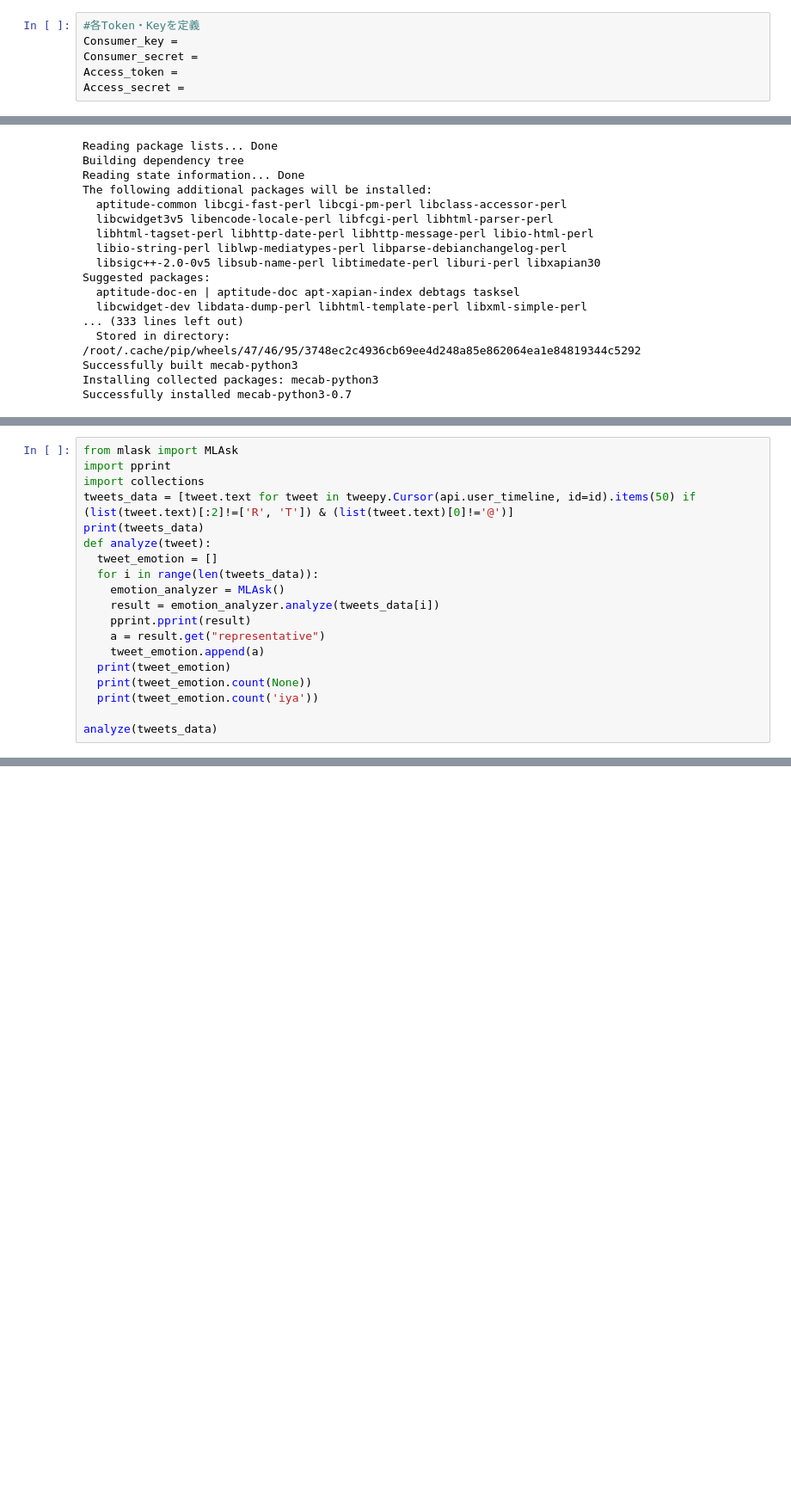
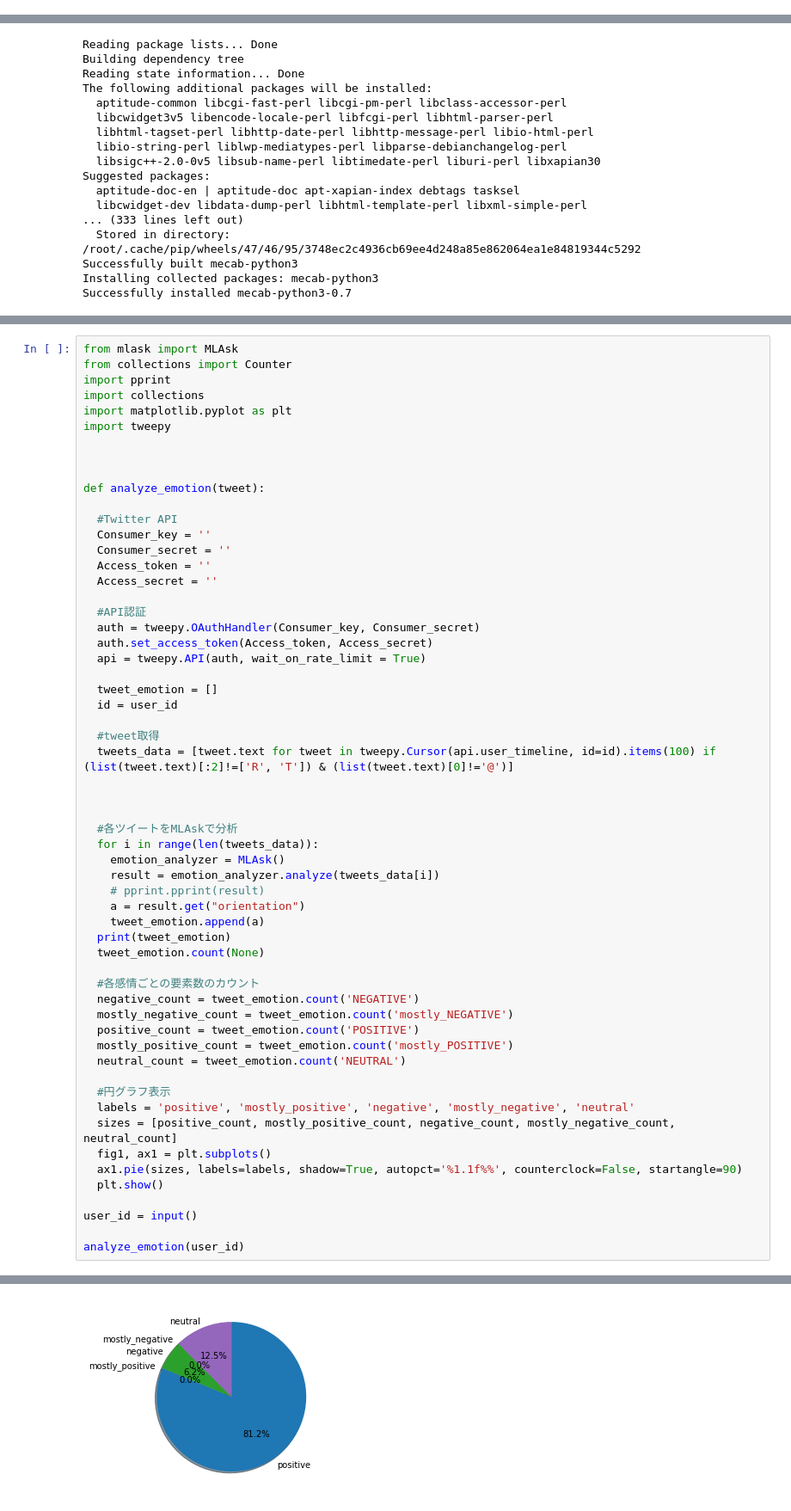
Before and after one commit to motokikando/sentiment_analysis, a Jupyter notebook: web_api_tweepy.ipynb, the cells around one changed output, grey strips where cells are left out. Shown: that part at 86% size. Saved outputs shown, nothing was run; the diff lists cells and outputs as text; blank space fills up the shorter version.

```diff
--- a/web_api_tweepy.ipynb
+++ b/web_api_tweepy.ipynb
@@ -8,6 +2,0 @@
-# %%
-#各Token・Keyを定義
-Consumer_key =
-Consumer_secret =
-Access_token =
-Access_secret =
@@ -251,20 +56,59 @@ print(tweets_data)
 # %%
 from mlask import MLAsk
+from collections import Counter
 import pprint
 import collections
-tweets_data = [tweet.text for tweet in tweepy.Cursor(api.user_timeline, id=id).items(50) if (list(tweet.text)[:2]!=['R', 'T']) & (list(tweet.text)[0]!='@')]
-print(tweets_data)
-def analyze(tweet):
+import matplotlib.pyplot as plt
+import tweepy
+
+
+
+def analyze_emotion(tweet):
+
+  #Twitter API
+  Consumer_key = ''
+  Consumer_secret = ''
+  Access_token = ''
+  Access_secret = ''
+
+  #API認証
+  auth = tweepy.OAuthHandler(Consumer_key, Consumer_secret)
+  auth.set_access_token(Access_token, Access_secret)
+  api = tweepy.API(auth, wait_on_rate_limit = True)
+
   tweet_emotion = []
+  id = user_id
+
+  #tweet取得
+  tweets_data = [tweet.text for tweet in tweepy.Cursor(api.user_timeline, id=id).items(100) if (list(tweet.text)[:2]!=['R', 'T']) & (list(tweet.text)[0]!='@')]
+
+
+
+  #各ツイートをMLAskで分析
   for i in range(len(tweets_data)):
     emotion_analyzer = MLAsk()
     result = emotion_analyzer.analyze(tweets_data[i])
-    pprint.pprint(result)
-    a = result.get("representative")
+    # pprint.pprint(result)
+    a = result.get("orientation")
     tweet_emotion.append(a)
   print(tweet_emotion)
-  print(tweet_emotion.count(None))
-  print(tweet_emotion.count('iya'))
+  tweet_emotion.count(None)
 
-analyze(tweets_data)
+  #各感情ごとの要素数のカウント
+  negative_count = tweet_emotion.count('NEGATIVE')
+  mostly_negative_count = tweet_emotion.count('mostly_NEGATIVE')
+  positive_count = tweet_emotion.count('POSITIVE')
+  mostly_positive_count = tweet_emotion.count('mostly_POSITIVE')
+  neutral_count = tweet_emotion.count('NEUTRAL')
+
+  #円グラフ表示
+  labels = 'positive', 'mostly_positive', 'negative', 'mostly_negative', 'neutral'
+  sizes = [positive_count, mostly_positive_count, negative_count, mostly_negative_count, neutral_count]
+  fig1, ax1 = plt.subplots()
+  ax1.pie(sizes, labels=labels, shadow=True, autopct='%1.1f%%', counterclock=False, startangle=90)
+  plt.show()
+
+user_id = input()
+
+analyze_emotion(user_id)
 # %% [output]
@@ -288,0 +117 @@ TypeError: ignored
+[figure, added]
```
Also changed, not shown: parts of 15 cells of this notebook.
